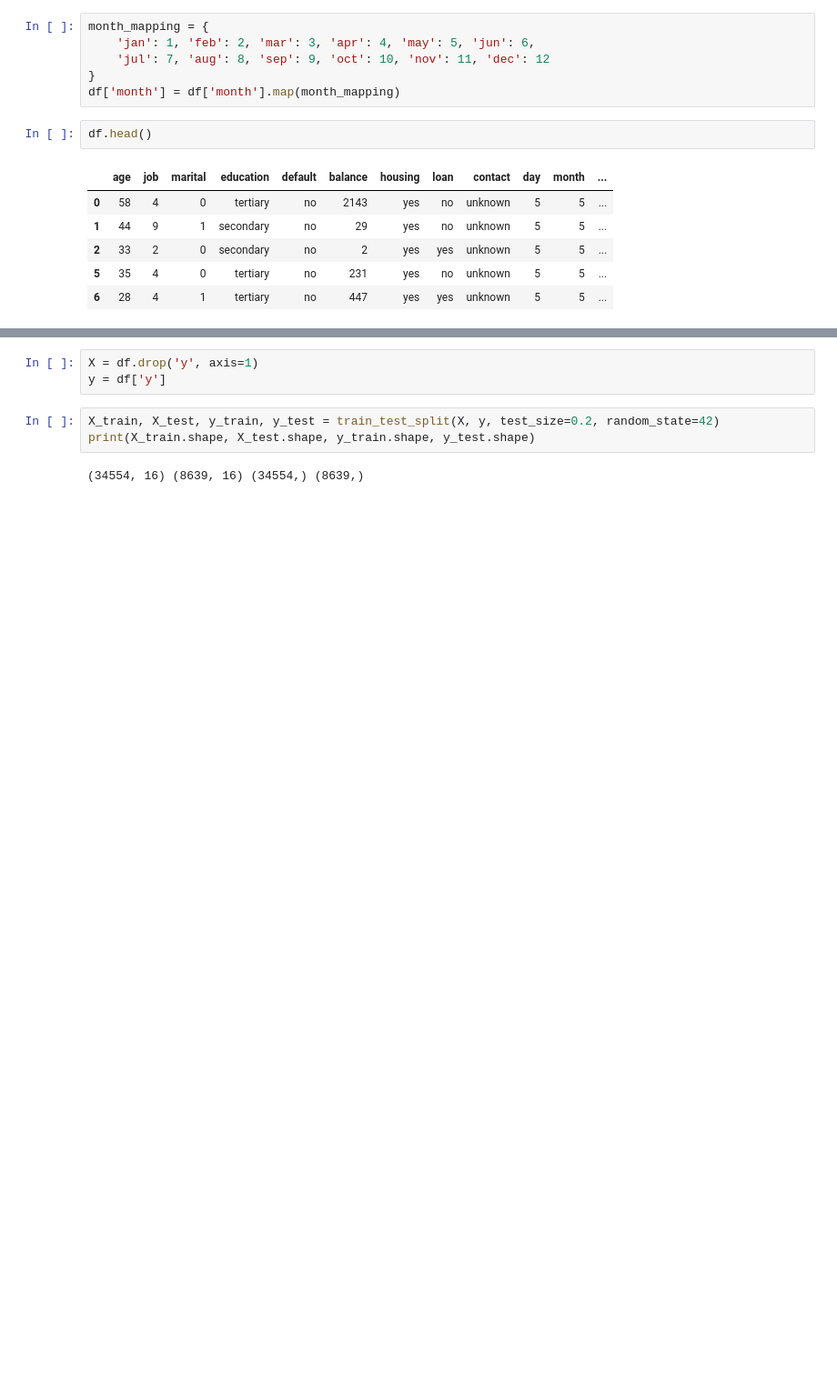
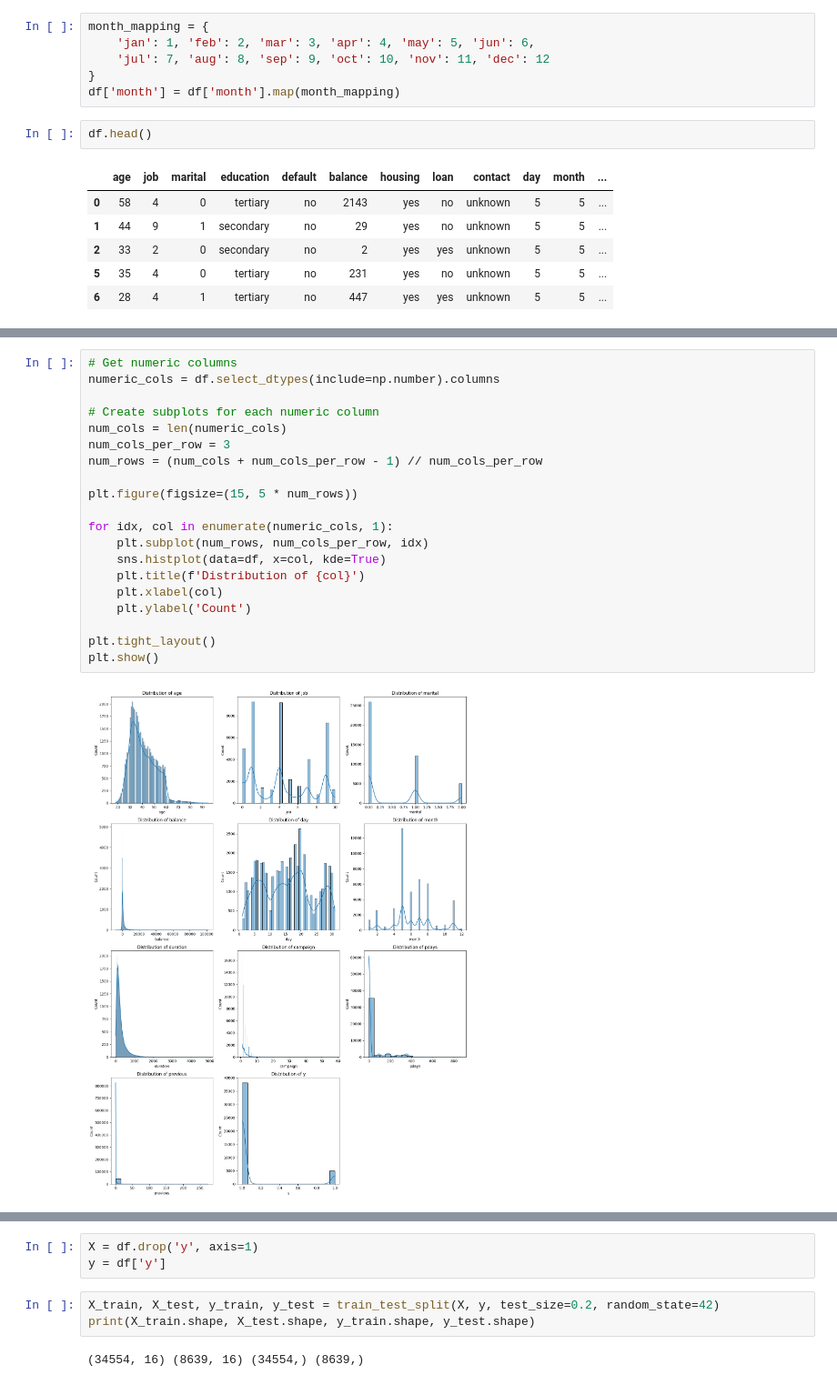
Before and after one commit to GHOST-DEKU/Mini-Project, a Jupyter notebook: bank-marketting.ipynb, the cells around one changed output, grey strips where cells are left out. Shown at 91% size. Cells and saved outputs as stored; diff of their text form; blank space fills up the shorter version.

```diff
--- a/bank-marketting.ipynb
+++ b/bank-marketting.ipynb
@@ -217,0 +236,22 @@ df.head()
+# %%
+# Get numeric columns
+numeric_cols = df.select_dtypes(include=np.number).columns
+
+# Create subplots for each numeric column
+num_cols = len(numeric_cols)
+num_cols_per_row = 3
+num_rows = (num_cols + num_cols_per_row - 1) // num_cols_per_row
+
+plt.figure(figsize=(15, 5 * num_rows))
+
+for idx, col in enumerate(numeric_cols, 1):
+    plt.subplot(num_rows, num_cols_per_row, idx)
+    sns.histplot(data=df, x=col, kde=True)
+    plt.title(f'Distribution of {col}')
+    plt.xlabel(col)
+    plt.ylabel('Count')
+
+plt.tight_layout()
+plt.show()
+# %% [output]
+[figure, added]
```
Also changed, not shown: parts of 24 cells of this notebook, 1 other file.
